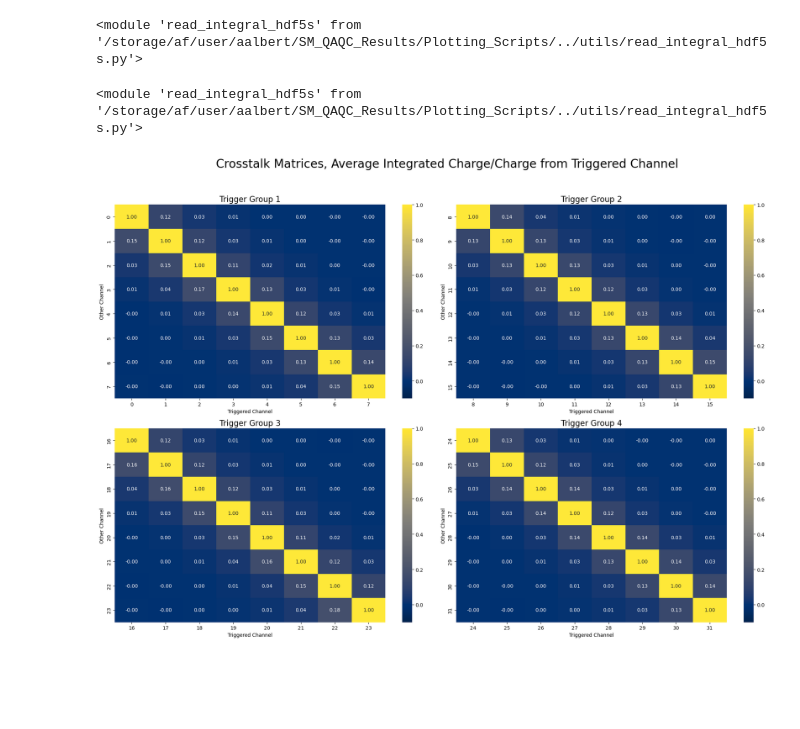
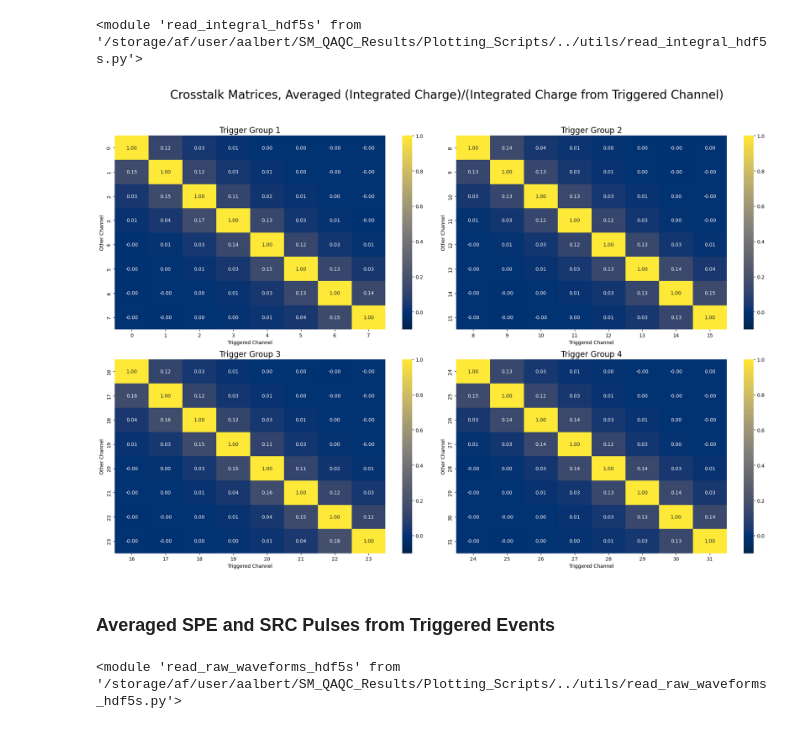
Before and after one commit to AlexAlbert41/SM_QAQC_Results, a Jupyter notebook: Plotting_Scripts/make_plots.ipynb, the cells around one changed output. Drawn from its saved outputs; the diff is of its cells as text; code cells hidden in the pictures; blank space fills up the shorter version.

```diff
--- a/Plotting_Scripts/make_plots.ipynb
+++ b/Plotting_Scripts/make_plots.ipynb
@@ -153,10 +154,6 @@ hdf5List = read_integral_hdf5s.get_hdf5_list(minRunNum=280, maxRunNum=315)
-# %%
-import importlib
-importlib.reload(read_integral_hdf5s)
-# %% [output]
-<module 'read_integral_hdf5s' from '/storage/af/user/aalbert/SM_QAQC_Results/Plotting_Scripts/../utils/read_integral_hdf5s.py'>
 # %%
 
+hdf5List = read_integral_hdf5s.get_hdf5_list(minRunNum=280, maxRunNum=315)
 arrs = read_integral_hdf5s.getCrosstalkMatrcies_allFiles(hdf5List)
 fig, ax = plt.subplots(nrows=2, ncols=2, figsize=(20,14))
 
@@ -168,32 +165,39 @@ ax[0,0].set_title("Trigger Group 1", fontsize=16)
 #ax[0,0].yaxis.get_label().set_visible(True)
 
 
 sns.heatmap(pd.DataFrame(arrs[1]), cmap='cividis', vmin=-0.1, vmax=1, annot=True, fmt=".2f", ax=ax[0,1])
 ax[0,1].set_xlabel("Triggered Channel")
 ax[0,1].set_ylabel("Other Channel")
 ax[0,1].set_title("Trigger Group 2", fontsize=16)
 ax[0,1].set_xticklabels(np.arange(8,16))
 ax[0,1].set_yticklabels(np.arange(8,16))
 #ax[0,1].set_xticks([8,16,1])
 
 
 sns.heatmap(pd.DataFrame(arrs[2]), cmap='cividis', vmin=-0.1, vmax=1, annot=True, fmt=".2f", ax=ax[1,0])
 ax[1,0].set_xlabel("Triggered Channel")
 ax[1,0].set_ylabel("Other Channel")
 ax[1,0].set_title("Trigger Group 3", fontsize=16)
 ax[1,0].set_xticklabels(np.arange(16,24))
 ax[1,0].set_yticklabels(np.arange(16,24))
 
 
 sns.heatmap(pd.DataFrame(arrs[3]), cmap='cividis', vmin=-0.1, vmax=1, annot=True, fmt=".2f", ax=ax[1,1])
 ax[1,1].set_xlabel("Triggered Channel")
 ax[1,1].set_ylabel("Other Channel")
 ax[1,1].set_title("Trigger Group 4", fontsize=16)
 ax[1,1].set_xticklabels(np.arange(24,32))
 ax[1,1].set_yticklabels(np.arange(24,32))
 
-plt.suptitle("Crosstalk Matrices, Average Integrated Charge/Charge from Triggered Channel", fontsize=24, )
+plt.suptitle("Crosstalk Matrices, Averaged (Integrated Charge)/(Integrated Charge from Triggered Channel)", fontsize=24, )
 plt.tight_layout(rect=[0, 0, 1, 0.95])
 plt.show()
 # %% [output]
-[figure, old version]
+[figure, new version]
+# %% [markdown]
+### Averaged SPE and SRC Pulses from Triggered Events
+# %%
+import importlib
+importlib.reload(read_raw_waveforms_hdf5s)
+# %% [output]
+<module 'read_raw_waveforms_hdf5s' from '/storage/af/user/aalbert/SM_QAQC_Results/Plotting_Scripts/../utils/read_raw_waveforms_hdf5s.py'>
```
Also changed, not shown: parts of 7 cells of this notebook, 1 other file.
